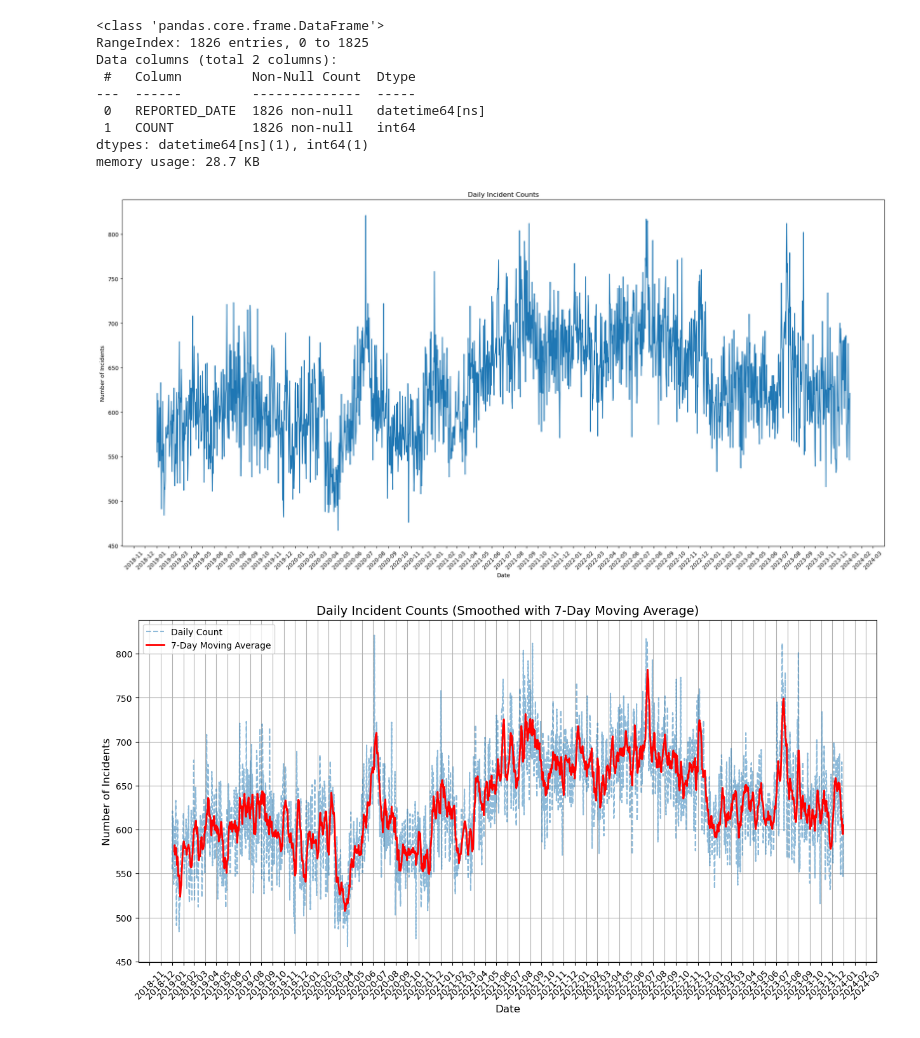
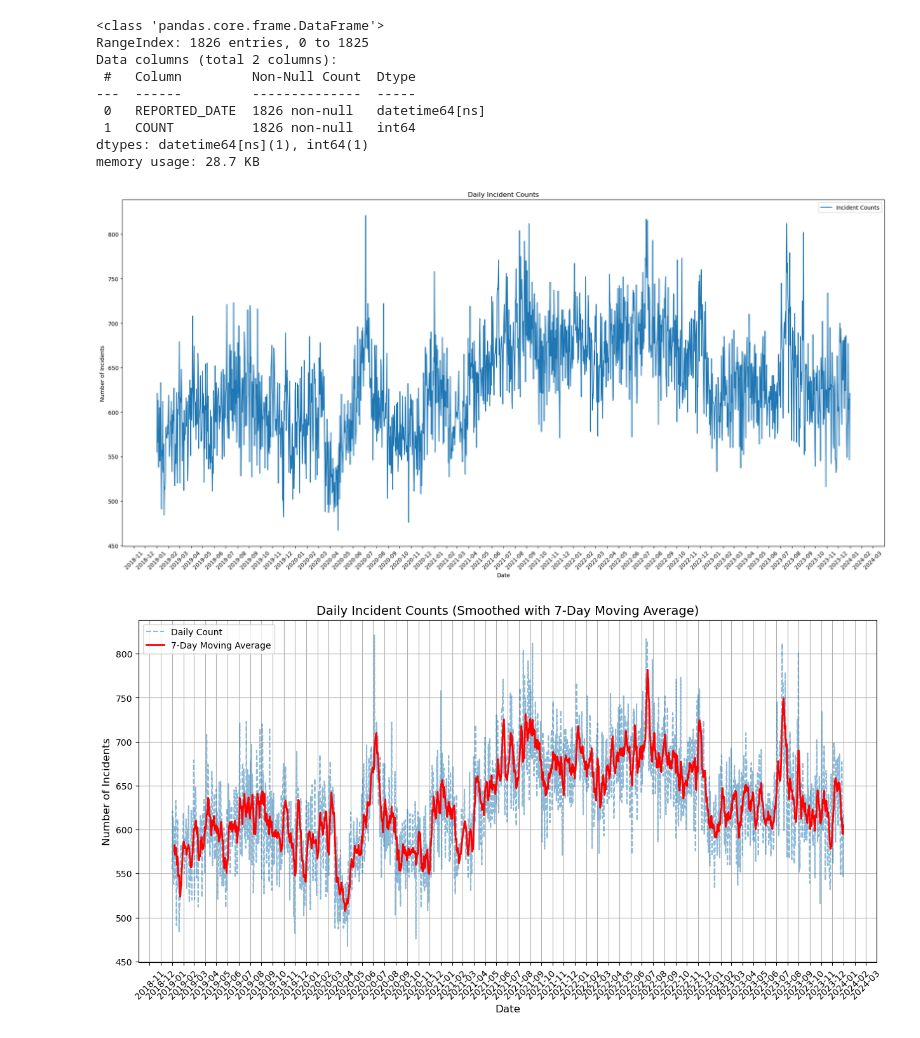
Before and after one commit to mattlundberg/Project-1, a Jupyter notebook: TiffanyJ_NewMoon_Analysis.ipynb, the cells around one changed output. Saved outputs shown, nothing was run; the diff lists cells and outputs as text; code cells hidden in the pictures.

```diff
--- a/TiffanyJ_NewMoon_Analysis.ipynb
+++ b/TiffanyJ_NewMoon_Analysis.ipynb
@@ -103,35 +103,38 @@ memory usage: 28.7 KB
 # Create a figure and axis object with a specified size of 20x10 inches
 fig, ax = plt.subplots(figsize=(20, 10))
 
 # Plot the daily incident counts over time
 # 'REPORTED_DATE' on the x-axis and 'COUNT' on the y-axis
-ax.plot(emergency_response_df_grouped['REPORTED_DATE'], emergency_response_df_grouped['COUNT'])
+ax.plot(emergency_response_df_grouped['REPORTED_DATE'], emergency_response_df_grouped['COUNT'], label='Incident Counts')
 
 # Add a title to the plot
 plt.title('Daily Incident Counts')
 
 # Label the x-axis as 'Date'
 plt.xlabel('Date')
 
 # Label the y-axis as 'Number of Incidents'
 plt.ylabel('Number of Incidents')
 
 # Set the major locator for the x-axis to display ticks at the start of each month
 ax.xaxis.set_major_locator(mdates.MonthLocator())
 
 # Format the x-axis labels to show year and month
 ax.xaxis.set_major_formatter(mdates.DateFormatter('%Y-%m'))
 
 # Rotate the x-axis labels by 45 degrees for better readability
 plt.xticks(rotation=45)
 
+# Add the legend to the plot
+ax.legend()  # This displays the legend
+
 # Adjust layout to prevent overlapping of plot elements
 plt.tight_layout()
 
 # Display the plot
 plt.show()
 # %% [output]
-[figure, old version]
+[figure, new version]
 # %%
 # Create a copy of the grouped DataFrame to avoid modifying the original data
 emergency_response_df_grouped_7= emergency_response_df_grouped
```
Also changed, not shown: parts of 7 cells of this notebook.
